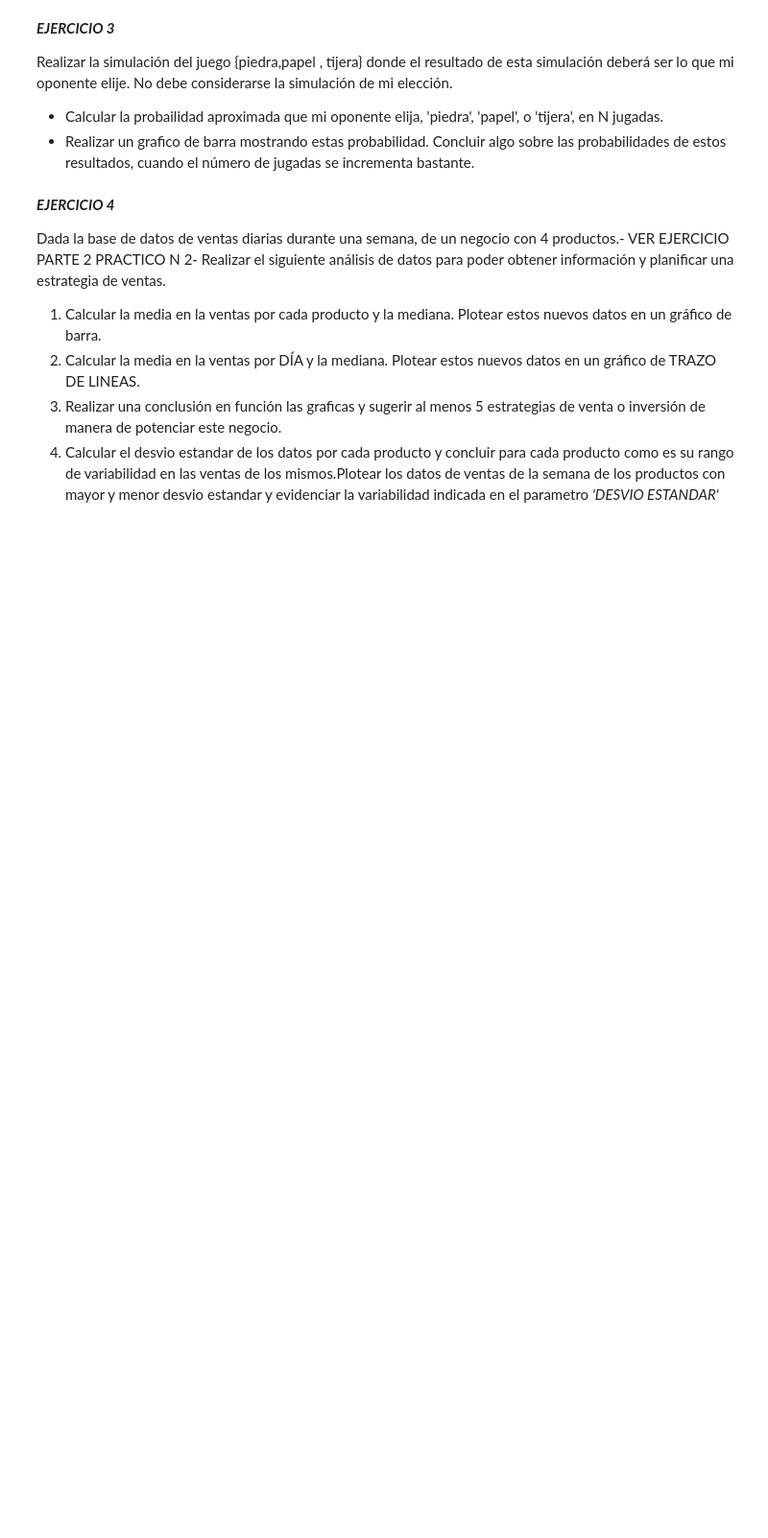
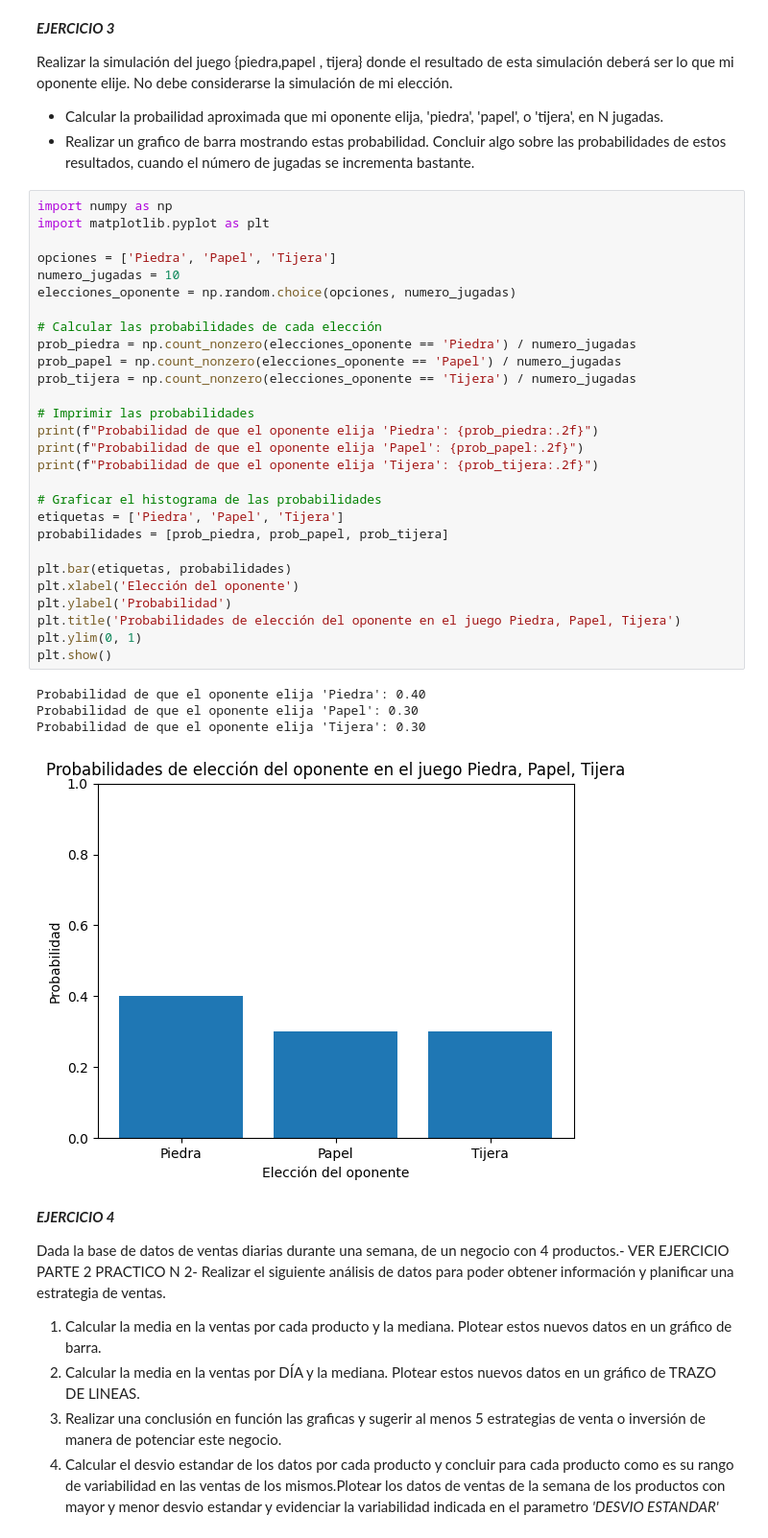
Before and after one commit to agustinsalum/ciencia-datos-python, a Jupyter notebook: Trabajos-practicos/tp3/tp3.ipynb, the cells around one changed output. Shown at 96% size. Cells and saved outputs as stored; diff of their text form; blank space fills up the shorter version.

```diff
--- a/Trabajos-practicos/tp3/tp3.ipynb
+++ b/Trabajos-practicos/tp3/tp3.ipynb
@@ -227,6 +291,39 @@ Simular el lanzamiento de un dado NO eqilibrado o cargado de 6 caras, de manera
 
 *   Calcular la probailidad aproximada que mi oponente elija, 'piedra', 'papel', o 'tijera', en N jugadas.
 *   Realizar un grafico de barra mostrando estas probabilidad. Concluir algo sobre las probabilidades de estos resultados, cuando el número de jugadas se incrementa bastante.
+# %%
+import numpy as np
+import matplotlib.pyplot as plt
+
+opciones = ['Piedra', 'Papel', 'Tijera']
+numero_jugadas = 10
+elecciones_oponente = np.random.choice(opciones, numero_jugadas)
+
+# Calcular las probabilidades de cada elección
+prob_piedra = np.count_nonzero(elecciones_oponente == 'Piedra') / numero_jugadas
+prob_papel = np.count_nonzero(elecciones_oponente == 'Papel') / numero_jugadas
+prob_tijera = np.count_nonzero(elecciones_oponente == 'Tijera') / numero_jugadas
+
+# Imprimir las probabilidades
+print(f"Probabilidad de que el oponente elija 'Piedra': {prob_piedra:.2f}")
+print(f"Probabilidad de que el oponente elija 'Papel': {prob_papel:.2f}")
+print(f"Probabilidad de que el oponente elija 'Tijera': {prob_tijera:.2f}")
+
+# Graficar el histograma de las probabilidades
+etiquetas = ['Piedra', 'Papel', 'Tijera']
+probabilidades = [prob_piedra, prob_papel, prob_tijera]
+
+plt.bar(etiquetas, probabilidades)
+plt.xlabel('Elección del oponente')
+plt.ylabel('Probabilidad')
+plt.title('Probabilidades de elección del oponente en el juego Piedra, Papel, Tijera')
+plt.ylim(0, 1)
+plt.show()
+# %% [output]
+Probabilidad de que el oponente elija 'Piedra': 0.40
+Probabilidad de que el oponente elija 'Papel': 0.30
+Probabilidad de que el oponente elija 'Tijera': 0.30
+[figure, added]
 # %% [markdown]
 ***EJERCICIO 4***
 
```
Also changed, not shown: parts of 10 cells of this notebook.
